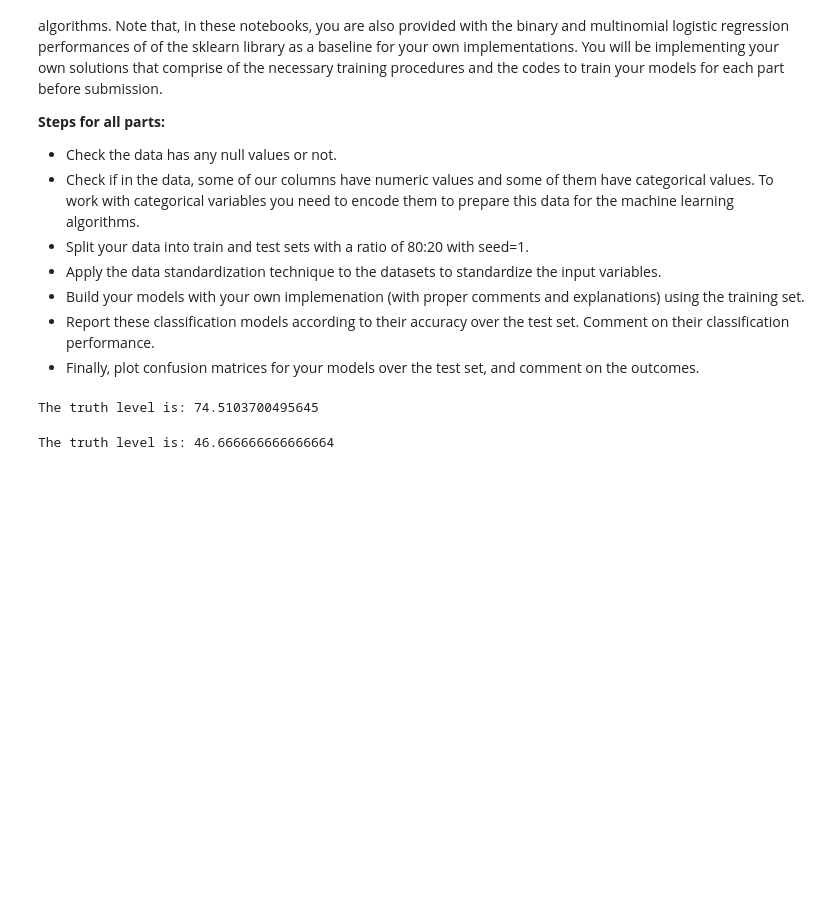
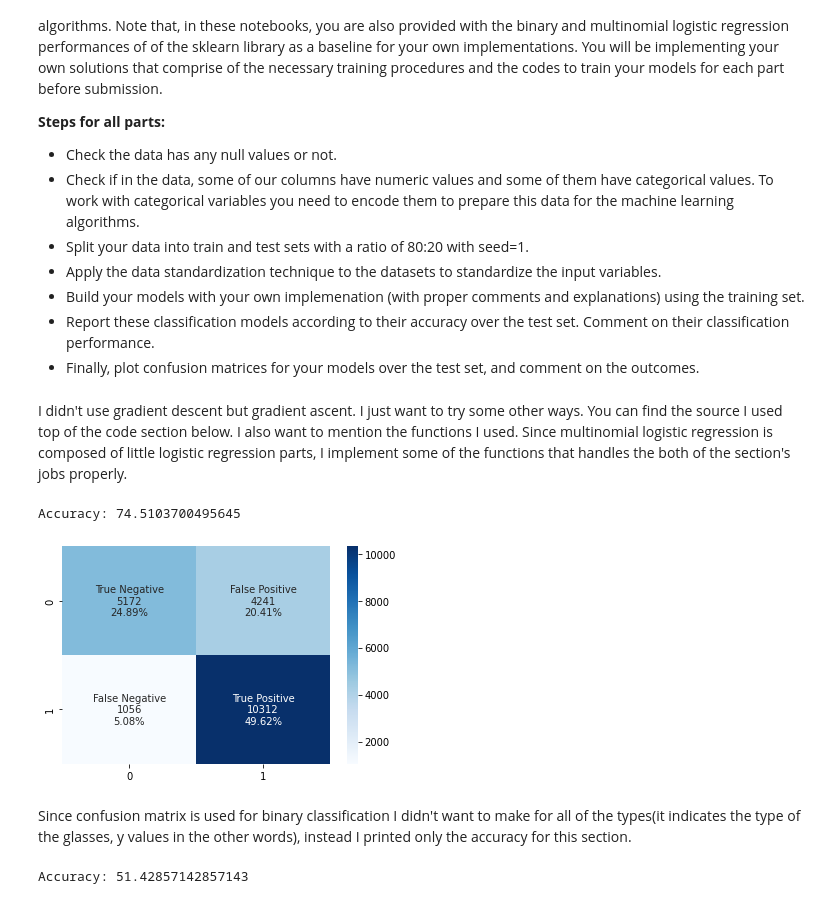
Before and after one commit to Urahs/as3, a Jupyter notebook: HW3.ipynb, the cells around one changed output. Saved outputs shown, nothing was run; the diff lists cells and outputs as text; code cells hidden in the pictures; blank space fills up the shorter version.

```diff
--- a/HW3.ipynb
+++ b/HW3.ipynb
@@ -144,6 +145,8 @@ def prepare_data(data, y_label):
     cols.clear()
     for i in X_train:
         cols.append(i)
+# %% [markdown]
+I didn't use gradient descent but gradient ascent. I just want to try some other ways. You can find the source I used top of the code section below. I also want to mention the functions I used. Since multinomial logistic regression is composed of little logistic regression parts, I implement some of the functions that handles the both of the section's jobs properly.
 # %%
 # Code here for Logistic Regression (You can enlarge the cell as much as you want.)
 
@@ -213,41 +216,68 @@ def compute_bias(gradients):
 
 
 # prediction is processed here
 # in here, simply we classify the test data using the sigmoid function as an activation function
 def predict(lst):
     global bias
 
     z_val = compute_z_value(gradients, lst, bias)
     predicted_val = sigmoid_fnc(z_val)
 
     if z_val >= 0.5:  # if prediction value is bigger than 0.5 than assign it as a member of class 1, otherwise class 2
         return 1
     else:
         return 0
 
-def truth_level(is_it_multinomial=False):
+def test_and_print(is_it_multinomial=False):
     correct_ones = 0
+    TP, TN, FP, FN = 0, 0, 0, 0
     for i in range(0, len(X_test)):
         temp = X_test.iloc[i]
-        t = []
+        input_vector = []
         for k in cols:
-            t.append(temp[k])
+            input_vector.append(temp[k])
 
         if is_it_multinomial:
             if predict_multinomial(input_vector) == y_test.iloc[i]:
                 correct_ones += 1
         else:
-            if predict(t) == y_test.iloc[i]:
-                correct_ones += 1
+            if predict(input_vector) == 1:
+                if y_test.iloc[i] == 1:
+                    TP += 1
+                else:
+                    FP += 1
+            else:
+                if y_test.iloc[i] == 1:
+                    FN += 1
+                else:
+                    TN += 1
 
-    print("The truth level is: " + str((correct_ones*100) / len(y_test)))
+    # this part tables the confision matrix for logistic regression
+    if not is_it_multinomial:
+        correct_ones = TP + TN
+        confusion_matrix = np.zeros((2, 2))
+        confusion_matrix[0][0] = TN
+        confusion_matrix[0][1] = FP
+        confusion_matrix[1][0] = FN
+        confusion_matrix[1][1] = TP
+        group_names = ["True Negative", "False Positive", "False Negative", "True Positive"]
+        group_counts = ["{0:0.0f}".format(value) for value in confusion_matrix.flatten()]
+        group_percentages = ["{0:.2%}".format(value) for value in confusion_matrix.flatten()/np.sum(confusion_matrix)]
+        labels = [f"{v1}\n{v2}\n{v3}" for v1, v2, v3 in zip(group_names,group_counts,group_percentages)]
+        labels = np.asarray(labels).reshape(2,2)
+        sns.heatmap(confusion_matrix, annot=labels, fmt='', cmap='Blues')
+
+    print("Accuracy: " + str((correct_ones*100) / len(y_test)))
 
 
 find_optimum_gradients(gradients)  # training the gradient values
 bias = compute_bias(gradients)     # calculate the bias value
-truth_level()                      # test with the test data and print the result
+test_and_print()                   # test with the test data and print the result
 # %% [output]
-The truth level is: 74.5103700495645
+Accuracy: 74.5103700495645
+[figure, added]
+# %% [markdown]
+Since confusion matrix is used for binary classification I didn't want to make for all of the types(it indicates the type of the glasses, y values in the other words), instead I printed only the accuracy for this section.
 # %%
 # Code here Multinomial Logistic Regression (You can enlarge the cell as much as you want.)
 
@@ -257,9 +287,6 @@ The truth level is: 74.5103700495645
 
 # data is readed and cleaned and finally splitted in here
 data = pd.read_csv('Part2_glass.csv')
-features = data.columns[:-1].tolist()
-outlier_indices = outlier_hunt(data[features])
-data = data.drop(outlier_indices).reset_index(drop=True)
 prepare_data(data, "Type")
 
 # we have now multiple gradient vectors and baises, because we using multinomial one now but logic is similar though
@@ -290,6 +317,6 @@ for i in range(0, len(all_weights)):
     biases.append(compute_bias(all_weights[i]))
 
 # testing with the test data and printing the result
-truth_level(is_it_multinomial=True)
+test_and_print(is_it_multinomial=True)
 # %% [output]
-The truth level is: 46.666666666666664
+Accuracy: 51.42857142857143
```
Also changed, not shown: parts of 1 cell of this notebook.
